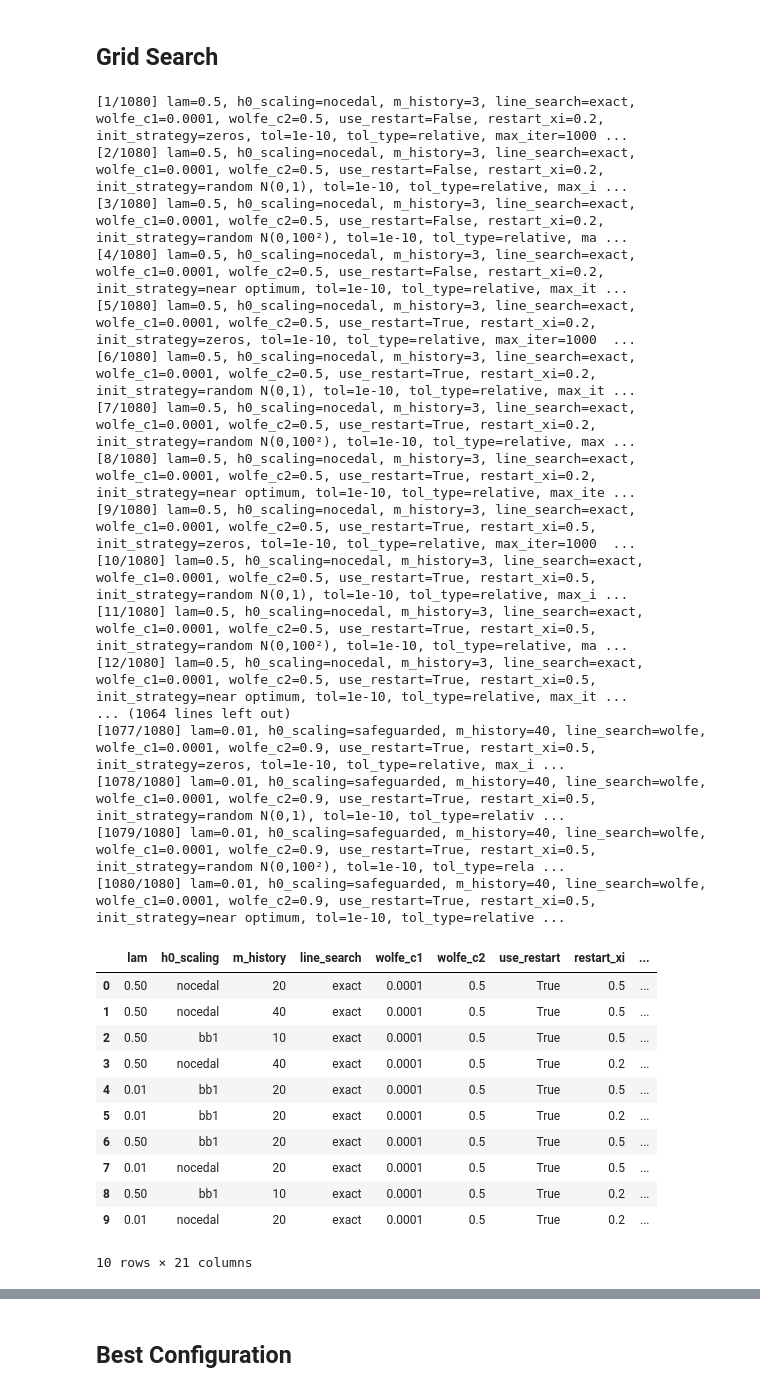
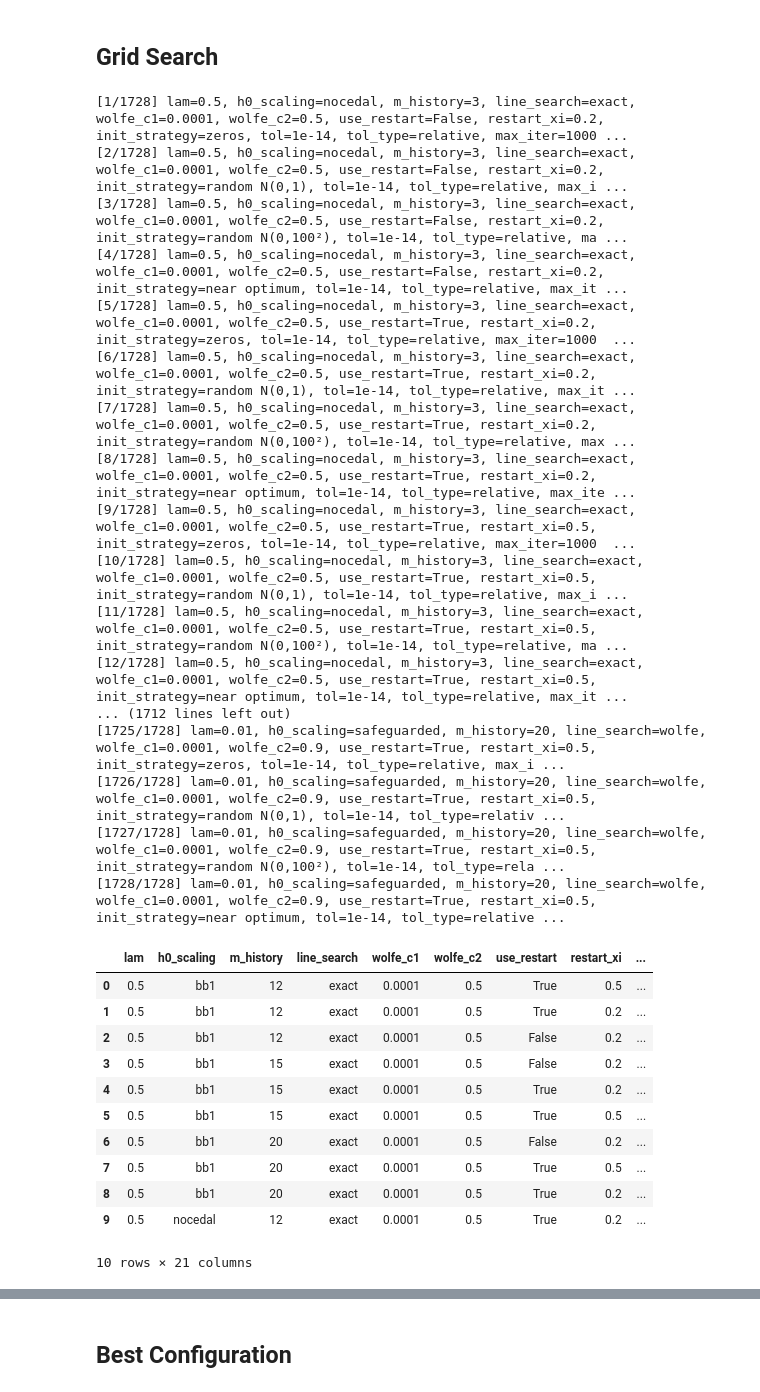
Before and after one commit to GianlucaPanzani/CM-Project-25-26, a Jupyter notebook: 05_lbfgs_grid_search.ipynb, the cells around one changed output, grey strips where cells are left out. Drawn from its saved outputs; the diff is of its cells as text; code cells hidden in the pictures.

```diff
--- a/05_lbfgs_grid_search.ipynb
+++ b/05_lbfgs_grid_search.ipynb
@@ -48,14 +48,14 @@ Exact baseline time: 0.00482s
 grid = {
     'lam': [base_lambda, 1e-2],
     'h0_scaling': ['nocedal', 'bb1', 'safeguarded'],
-    'm_history': [3, 5, 10, 20, 40],        # memory: previous (s_k, y_k) pairs used to approximate H_k
+    'm_history': [ 4, 3, 5, 10, 12, 15, 17, 20],        # memory: previous (s_k, y_k) pairs used to approximate H_k
     'line_search': ['exact', 'wolfe'],
     'wolfe_c1': [1e-4],
     'wolfe_c2': [0.5, 0.9],
     'use_restart': [False, True],
     'restart_xi': [0.20, 0.50],
     'init_strategy': ['zeros', 'random N(0,1)', 'random N(0,100²)', 'near optimum'],
-    'tol': [1e-10],
+    'tol': [1e-14],
     'tol_type': ['relative'],
     'max_iter': [1000],
 }
@@ -156,42 +156,48 @@ def run_lbfgs_grid_point(params):
 # %%
 rows = []
 for i, params in enumerate(grid_points, start=1):
     row = run_lbfgs_grid_point(params)
     rows.append(row)
 
     # Print
     params_text = ', '.join(f"{name}={value}" for name, value in params.items())
     print(f"[{i}/{n_combs}] {params_text} --> time={row['time']:.6f}s")
 
 grid_results = pd.DataFrame(rows)
-grid_results.sort_values(['time', 'final_grad_norm']).reset_index(drop=True).head(10)
+
+# configurations below this value have effectively
+# reached the numerical floor (~5e-12 for lambda=0.5)
+acc_threshold = 1e-10
+converged = grid_results[grid_results['w_error'] < acc_threshold]
+
+converged.sort_values(['n_iter', 'm_history', 'time']).reset_index(drop=True).head(10)
 # %% [output]
-[1/1080] lam=0.5, h0_scaling=nocedal, m_history=3, line_search=exact, wolfe_c1=0.0001, wolfe_c2=0.5, use_restart=False, restart_xi=0.2, init_strategy=zeros, tol=1e-10, tol_type=relative, max_iter=1000 ...
-[2/1080] lam=0.5, h0_scaling=nocedal, m_history=3, line_search=exact, wolfe_c1=0.0001, wolfe_c2=0.5, use_restart=False, restart_xi=0.2, init_strategy=random N(0,1), tol=1e-10, tol_type=relative, max_i ...
-[3/1080] lam=0.5, h0_scaling=nocedal, m_history=3, line_search=exact, wolfe_c1=0.0001, wolfe_c2=0.5, use_restart=False, restart_xi=0.2, init_strategy=random N(0,100²), tol=1e-10, tol_type=relative, ma ...
-[4/1080] lam=0.5, h0_scaling=nocedal, m_history=3, line_search=exact, wolfe_c1=0.0001, wolfe_c2=0.5, use_restart=False, restart_xi=0.2, init_strategy=near optimum, tol=1e-10, tol_type=relative, max_it ...
-[5/1080] lam=0.5, h0_scaling=nocedal, m_history=3, line_search=exact, wolfe_c1=0.0001, wolfe_c2=0.5, use_restart=True, restart_xi=0.2, init_strategy=zeros, tol=1e-10, tol_type=relative, max_iter=1000  ...
-[6/1080] lam=0.5, h0_scaling=nocedal, m_history=3, line_search=exact, wolfe_c1=0.0001, wolfe_c2=0.5, use_restart=True, restart_xi=0.2, init_strategy=random N(0,1), tol=1e-10, tol_type=relative, max_it ...
-[7/1080] lam=0.5, h0_scaling=nocedal, m_history=3, line_search=exact, wolfe_c1=0.0001, wolfe_c2=0.5, use_restart=True, restart_xi=0.2, init_strategy=random N(0,100²), tol=1e-10, tol_type=relative, max ...
-[8/1080] lam=0.5, h0_scaling=nocedal, m_history=3, line_search=exact, wolfe_c1=0.0001, wolfe_c2=0.5, use_restart=True, restart_xi=0.2, init_strategy=near optimum, tol=1e-10, tol_type=relative, max_ite ...
-[9/1080] lam=0.5, h0_scaling=nocedal, m_history=3, line_search=exact, wolfe_c1=0.0001, wolfe_c2=0.5, use_restart=True, restart_xi=0.5, init_strategy=zeros, tol=1e-10, tol_type=relative, max_iter=1000  ...
-[10/1080] lam=0.5, h0_scaling=nocedal, m_history=3, line_search=exact, wolfe_c1=0.0001, wolfe_c2=0.5, use_restart=True, restart_xi=0.5, init_strategy=random N(0,1), tol=1e-10, tol_type=relative, max_i ...
-[11/1080] lam=0.5, h0_scaling=nocedal, m_history=3, line_search=exact, wolfe_c1=0.0001, wolfe_c2=0.5, use_restart=True, restart_xi=0.5, init_strategy=random N(0,100²), tol=1e-10, tol_type=relative, ma ...
-[12/1080] lam=0.5, h0_scaling=nocedal, m_history=3, line_search=exact, wolfe_c1=0.0001, wolfe_c2=0.5, use_restart=True, restart_xi=0.5, init_strategy=near optimum, tol=1e-10, tol_type=relative, max_it ...
-... (1064 lines left out)
-[1077/1080] lam=0.01, h0_scaling=safeguarded, m_history=40, line_search=wolfe, wolfe_c1=0.0001, wolfe_c2=0.9, use_restart=True, restart_xi=0.5, init_strategy=zeros, tol=1e-10, tol_type=relative, max_i ...
-[1078/1080] lam=0.01, h0_scaling=safeguarded, m_history=40, line_search=wolfe, wolfe_c1=0.0001, wolfe_c2=0.9, use_restart=True, restart_xi=0.5, init_strategy=random N(0,1), tol=1e-10, tol_type=relativ ...
-[1079/1080] lam=0.01, h0_scaling=safeguarded, m_history=40, line_search=wolfe, wolfe_c1=0.0001, wolfe_c2=0.9, use_restart=True, restart_xi=0.5, init_strategy=random N(0,100²), tol=1e-10, tol_type=rela ...
-[1080/1080] lam=0.01, h0_scaling=safeguarded, m_history=40, line_search=wolfe, wolfe_c1=0.0001, wolfe_c2=0.9, use_restart=True, restart_xi=0.5, init_strategy=near optimum, tol=1e-10, tol_type=relative ...
+[1/1728] lam=0.5, h0_scaling=nocedal, m_history=3, line_search=exact, wolfe_c1=0.0001, wolfe_c2=0.5, use_restart=False, restart_xi=0.2, init_strategy=zeros, tol=1e-14, tol_type=relative, max_iter=1000 ...
+[2/1728] lam=0.5, h0_scaling=nocedal, m_history=3, line_search=exact, wolfe_c1=0.0001, wolfe_c2=0.5, use_restart=False, restart_xi=0.2, init_strategy=random N(0,1), tol=1e-14, tol_type=relative, max_i ...
+[3/1728] lam=0.5, h0_scaling=nocedal, m_history=3, line_search=exact, wolfe_c1=0.0001, wolfe_c2=0.5, use_restart=False, restart_xi=0.2, init_strategy=random N(0,100²), tol=1e-14, tol_type=relative, ma ...
+[4/1728] lam=0.5, h0_scaling=nocedal, m_history=3, line_search=exact, wolfe_c1=0.0001, wolfe_c2=0.5, use_restart=False, restart_xi=0.2, init_strategy=near optimum, tol=1e-14, tol_type=relative, max_it ...
+[5/1728] lam=0.5, h0_scaling=nocedal, m_history=3, line_search=exact, wolfe_c1=0.0001, wolfe_c2=0.5, use_restart=True, restart_xi=0.2, init_strategy=zeros, tol=1e-14, tol_type=relative, max_iter=1000  ...
+[6/1728] lam=0.5, h0_scaling=nocedal, m_history=3, line_search=exact, wolfe_c1=0.0001, wolfe_c2=0.5, use_restart=True, restart_xi=0.2, init_strategy=random N(0,1), tol=1e-14, tol_type=relative, max_it ...
+[7/1728] lam=0.5, h0_scaling=nocedal, m_history=3, line_search=exact, wolfe_c1=0.0001, wolfe_c2=0.5, use_restart=True, restart_xi=0.2, init_strategy=random N(0,100²), tol=1e-14, tol_type=relative, max ...
+[8/1728] lam=0.5, h0_scaling=nocedal, m_history=3, line_search=exact, wolfe_c1=0.0001, wolfe_c2=0.5, use_restart=True, restart_xi=0.2, init_strategy=near optimum, tol=1e-14, tol_type=relative, max_ite ...
+[9/1728] lam=0.5, h0_scaling=nocedal, m_history=3, line_search=exact, wolfe_c1=0.0001, wolfe_c2=0.5, use_restart=True, restart_xi=0.5, init_strategy=zeros, tol=1e-14, tol_type=relative, max_iter=1000  ...
+[10/1728] lam=0.5, h0_scaling=nocedal, m_history=3, line_search=exact, wolfe_c1=0.0001, wolfe_c2=0.5, use_restart=True, restart_xi=0.5, init_strategy=random N(0,1), tol=1e-14, tol_type=relative, max_i ...
+[11/1728] lam=0.5, h0_scaling=nocedal, m_history=3, line_search=exact, wolfe_c1=0.0001, wolfe_c2=0.5, use_restart=True, restart_xi=0.5, init_strategy=random N(0,100²), tol=1e-14, tol_type=relative, ma ...
+[12/1728] lam=0.5, h0_scaling=nocedal, m_history=3, line_search=exact, wolfe_c1=0.0001, wolfe_c2=0.5, use_restart=True, restart_xi=0.5, init_strategy=near optimum, tol=1e-14, tol_type=relative, max_it ...
+... (1712 lines left out)
+[1725/1728] lam=0.01, h0_scaling=safeguarded, m_history=20, line_search=wolfe, wolfe_c1=0.0001, wolfe_c2=0.9, use_restart=True, restart_xi=0.5, init_strategy=zeros, tol=1e-14, tol_type=relative, max_i ...
+[1726/1728] lam=0.01, h0_scaling=safeguarded, m_history=20, line_search=wolfe, wolfe_c1=0.0001, wolfe_c2=0.9, use_restart=True, restart_xi=0.5, init_strategy=random N(0,1), tol=1e-14, tol_type=relativ ...
+[1727/1728] lam=0.01, h0_scaling=safeguarded, m_history=20, line_search=wolfe, wolfe_c1=0.0001, wolfe_c2=0.9, use_restart=True, restart_xi=0.5, init_strategy=random N(0,100²), tol=1e-14, tol_type=rela ...
+[1728/1728] lam=0.01, h0_scaling=safeguarded, m_history=20, line_search=wolfe, wolfe_c1=0.0001, wolfe_c2=0.9, use_restart=True, restart_xi=0.5, init_strategy=near optimum, tol=1e-14, tol_type=relative ...
 |  | lam | h0_scaling | m_history | line_search | wolfe_c1 | wolfe_c2 | use_restart | restart_xi | ... |
-| 0 | 0.50 | nocedal | 20 | exact | 0.0001 | 0.5 | True | 0.5 | ... |
-| 1 | 0.50 | nocedal | 40 | exact | 0.0001 | 0.5 | True | 0.5 | ... |
-| 2 | 0.50 | bb1 | 10 | exact | 0.0001 | 0.5 | True | 0.5 | ... |
-| 3 | 0.50 | nocedal | 40 | exact | 0.0001 | 0.5 | True | 0.2 | ... |
-| 4 | 0.01 | bb1 | 20 | exact | 0.0001 | 0.5 | True | 0.5 | ... |
-| 5 | 0.01 | bb1 | 20 | exact | 0.0001 | 0.5 | True | 0.2 | ... |
-| 6 | 0.50 | bb1 | 20 | exact | 0.0001 | 0.5 | True | 0.5 | ... |
-| 7 | 0.01 | nocedal | 20 | exact | 0.0001 | 0.5 | True | 0.5 | ... |
-| 8 | 0.50 | bb1 | 10 | exact | 0.0001 | 0.5 | True | 0.2 | ... |
-| 9 | 0.01 | nocedal | 20 | exact | 0.0001 | 0.5 | True | 0.2 | ... |
+| 0 | 0.5 | bb1 | 12 | exact | 0.0001 | 0.5 | True | 0.5 | ... |
+| 1 | 0.5 | bb1 | 12 | exact | 0.0001 | 0.5 | True | 0.2 | ... |
+| 2 | 0.5 | bb1 | 12 | exact | 0.0001 | 0.5 | False | 0.2 | ... |
+| 3 | 0.5 | bb1 | 15 | exact | 0.0001 | 0.5 | False | 0.2 | ... |
+| 4 | 0.5 | bb1 | 15 | exact | 0.0001 | 0.5 | True | 0.2 | ... |
+| 5 | 0.5 | bb1 | 15 | exact | 0.0001 | 0.5 | True | 0.5 | ... |
+| 6 | 0.5 | bb1 | 20 | exact | 0.0001 | 0.5 | False | 0.2 | ... |
+| 7 | 0.5 | bb1 | 20 | exact | 0.0001 | 0.5 | True | 0.5 | ... |
+| 8 | 0.5 | bb1 | 20 | exact | 0.0001 | 0.5 | True | 0.2 | ... |
+| 9 | 0.5 | nocedal | 12 | exact | 0.0001 | 0.5 | True | 0.2 | ... |
 10 rows × 21 columns
```
Also changed, not shown: parts of 21 cells of this notebook, 3 other files.
